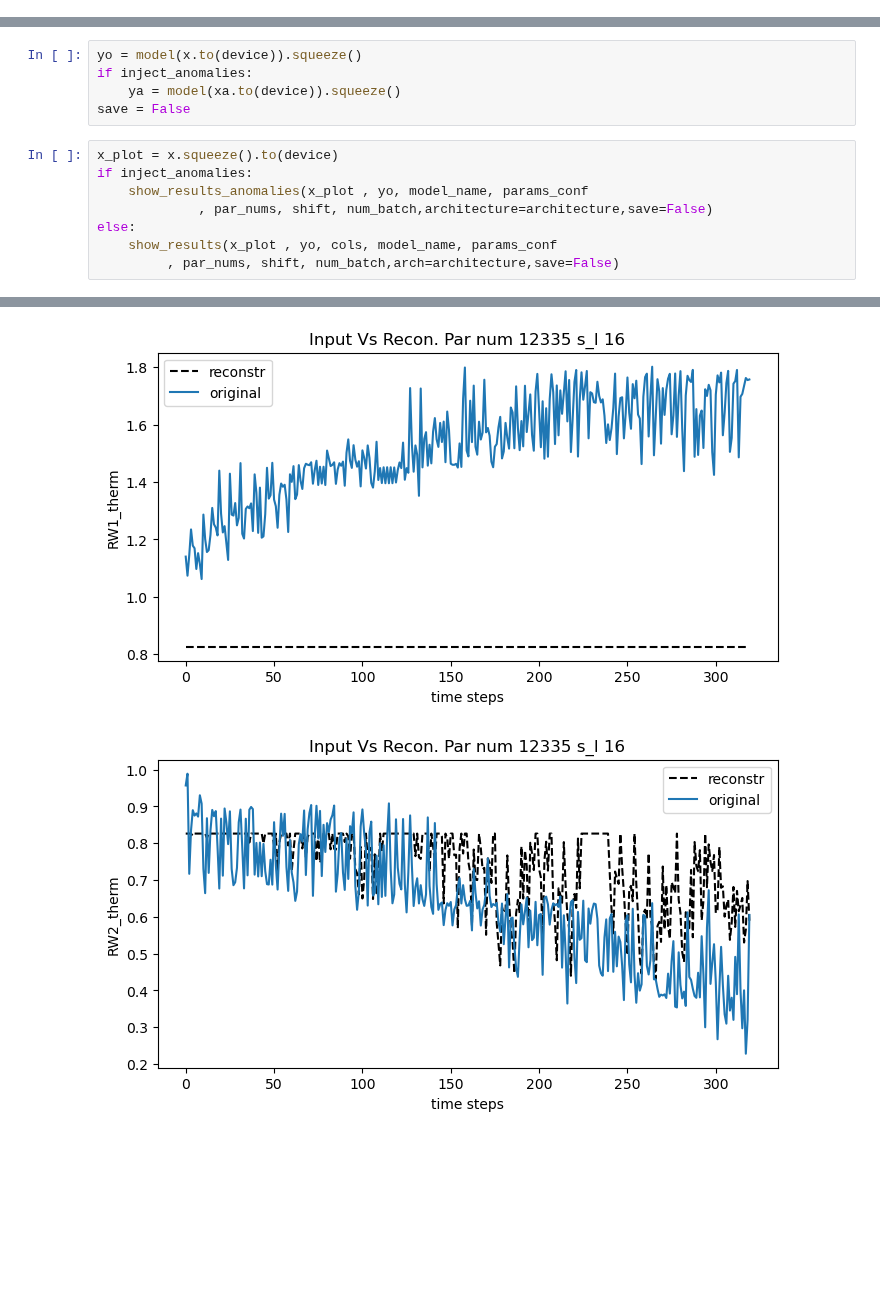
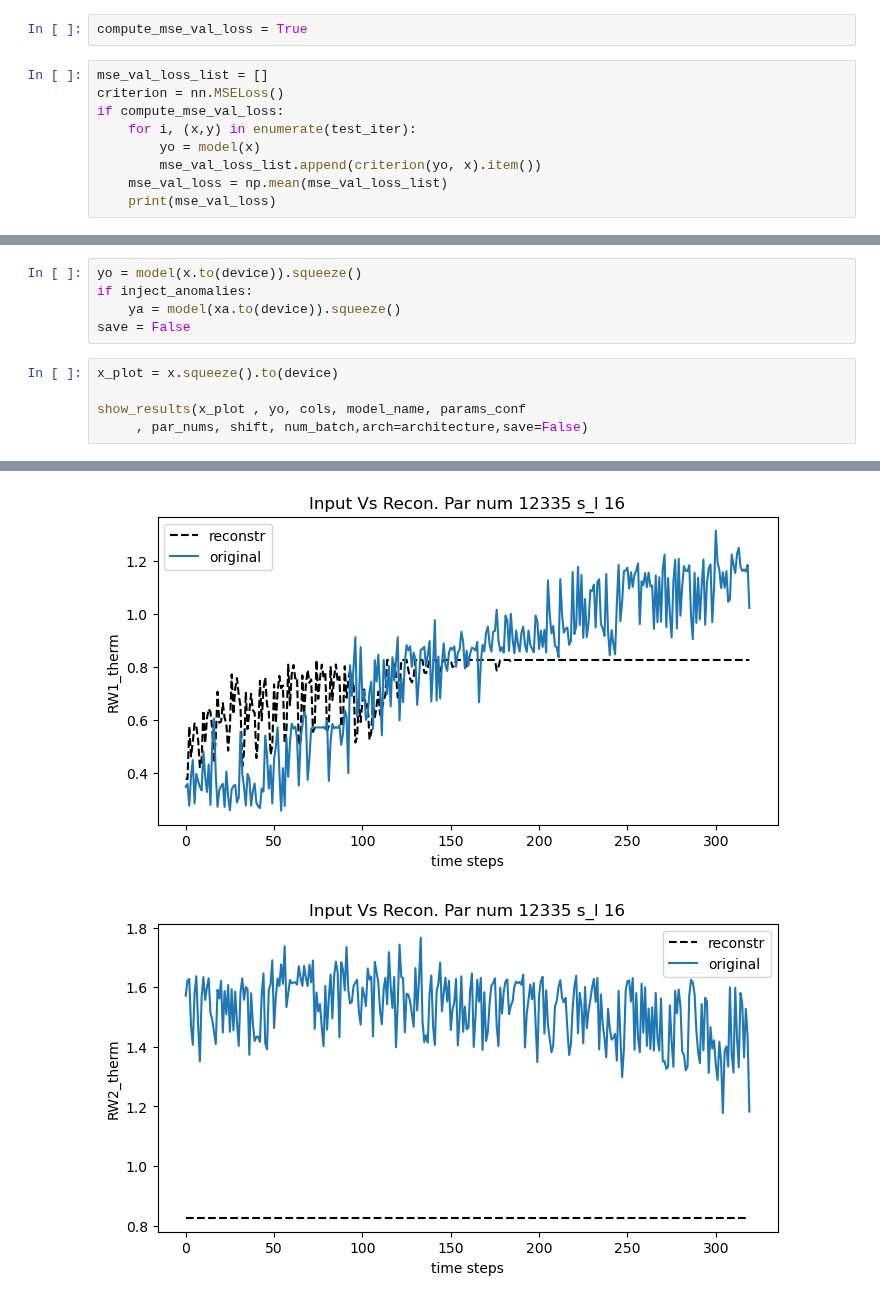
Before and after one commit to robomorelli/anomaly_detection_time_series, a Jupyter notebook: notebook/plot_results_conv_ae.ipynb, the cells around one changed output, grey strips where cells are left out. Cells and saved outputs as stored; diff of their text form; blank space fills up the shorter version.

Commit message:
plot notebook updated with compute validation loss

```diff
--- a/notebook/plot_results_conv_ae.ipynb
+++ b/notebook/plot_results_conv_ae.ipynb
@@ -97,6 +97,17 @@ read_dataset_conv(dataset_name, params_conf['scaled'],params_conf['columns_subse
                  params_conf['train_val_split'], params_conf['sequence_length']
                   ,params_conf['sequence_length'],  predict=False,
                  batch_size=4, transform=transform )
+# %%
+compute_mse_val_loss = True
+# %%
+mse_val_loss_list = []
+criterion = nn.MSELoss()
+if compute_mse_val_loss:
+    for i, (x,y) in enumerate(test_iter):
+        yo = model(x)
+        mse_val_loss_list.append(criterion(yo, x).item())
+    mse_val_loss = np.mean(mse_val_loss_list)
+    print(mse_val_loss)
 # %%
 num_batch = 20
 inject_anomalies = False
@@ -118,10 +129,7 @@ if inject_anomalies:
 save = False
 # %%
 x_plot = x.squeeze().to(device)
-if inject_anomalies:
-    show_results_anomalies(x_plot , yo, model_name, params_conf
-             , par_nums, shift, num_batch,architecture=architecture,save=False)
-else:
-    show_results(x_plot , yo, cols, model_name, params_conf
-         , par_nums, shift, num_batch,arch=architecture,save=False)
+
+show_results(x_plot , yo, cols, model_name, params_conf
+     , par_nums, shift, num_batch,arch=architecture,save=False)
 # %% [output]
@@ -136,2 +144,2 @@ else:
-[figure, old version]
+[figure, new version]
-[figure, old version]
+[figure, new version]
```
Also changed, not shown: parts of 1 cell of this notebook, 4 other files.
